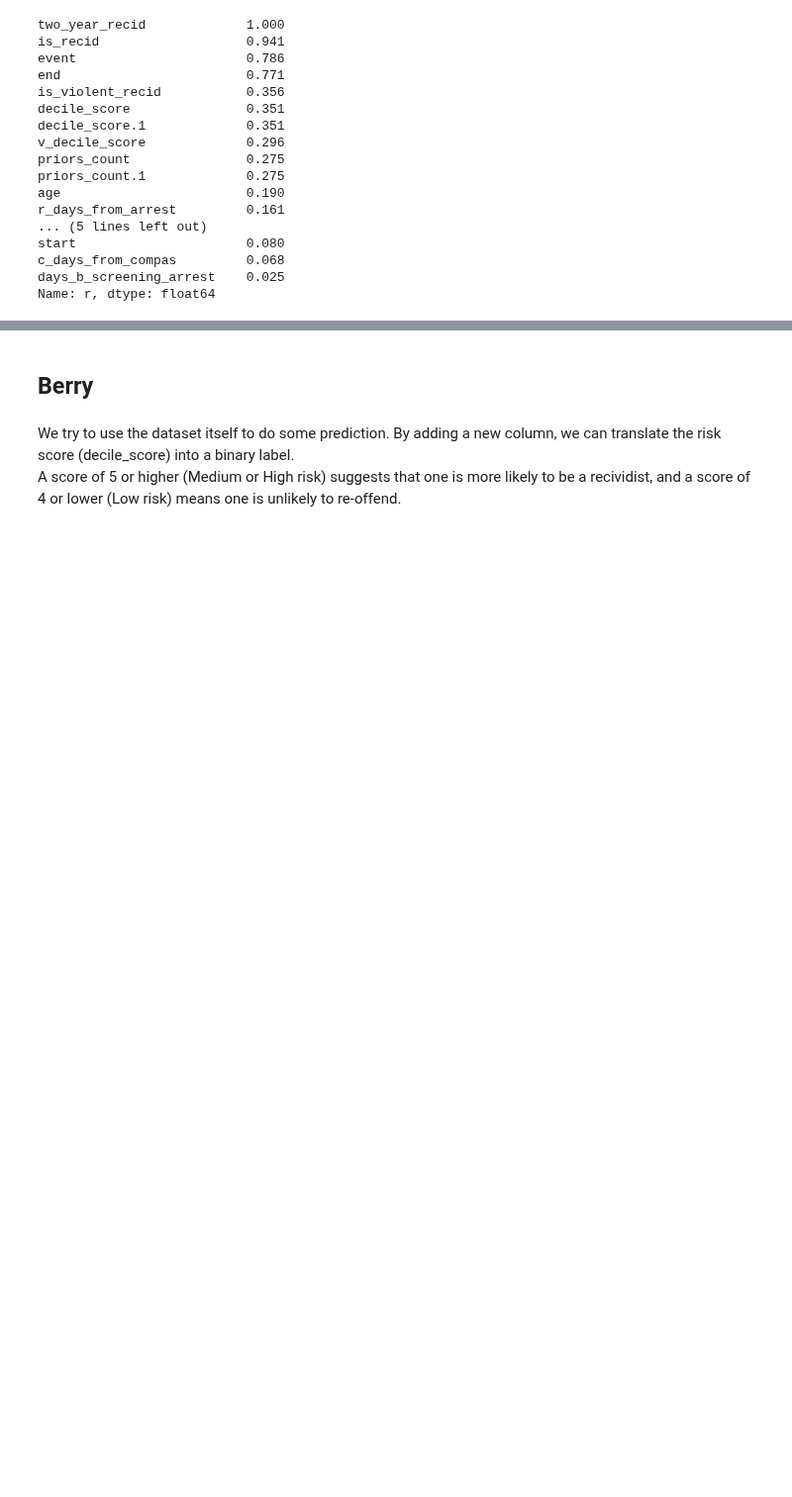
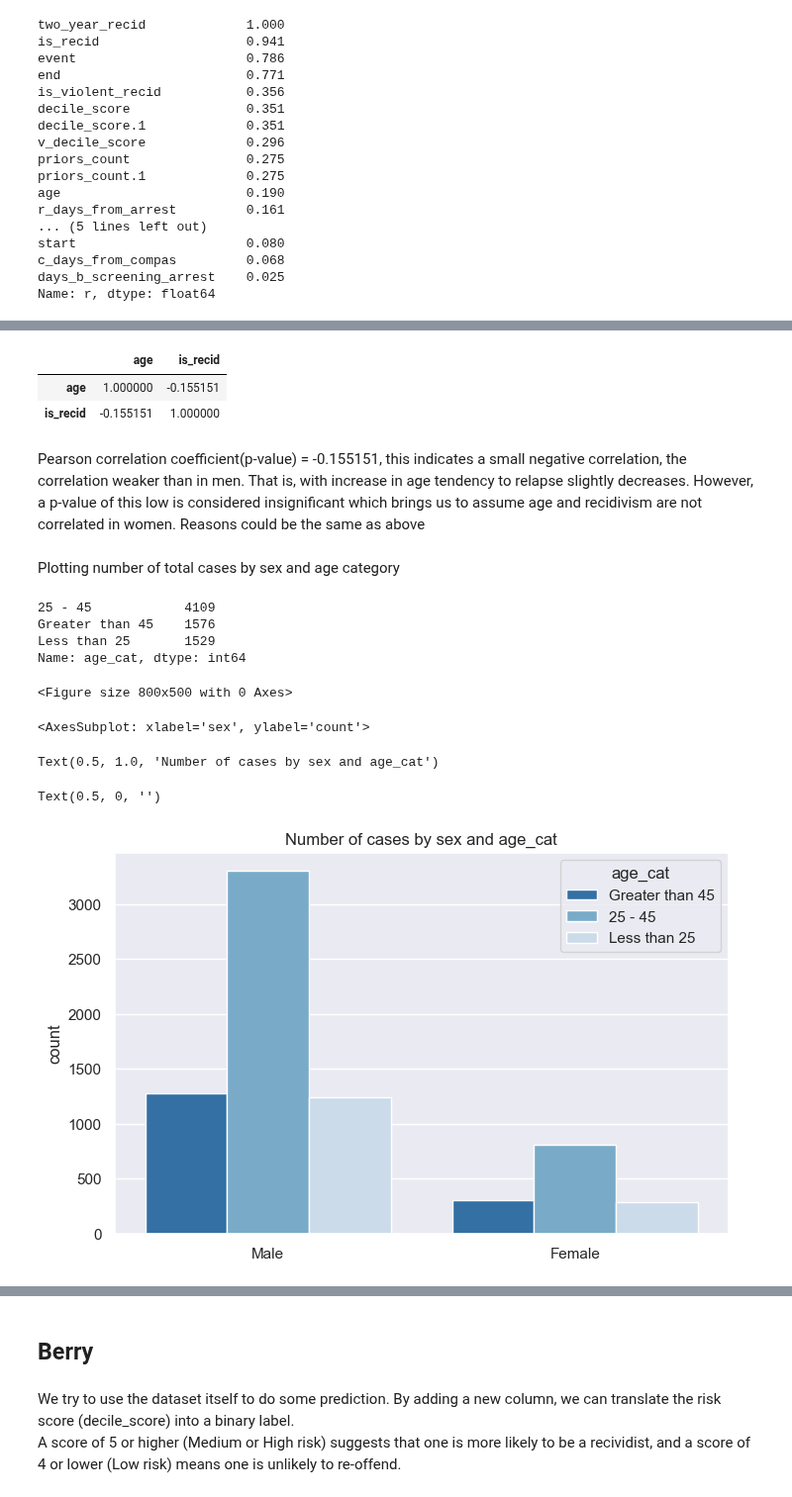
Before and after one commit to Ahmads405/ECE143Group1Project, a Jupyter notebook: Final Compas Anlysis Group.ipynb, the cells around one changed output, grey strips where cells are left out. Shown at 99% size. Saved outputs shown, nothing was run; the diff lists cells and outputs as text; code cells hidden in the pictures; blank space fills up the shorter version.

```diff
--- a/Final Compas Anlysis Group.ipynb
+++ b/Final Compas Anlysis Group.ipynb
@@ -135,0 +169,2 @@ g.map(plt.hist, 'decile_score', rwidth=0.9,density = True)
+# %%
+data = df[['sex','age','age_cat','race','juv_fel_count','decile_score','juv_misd_count','juv_other_count','priors_count','c_charge_degree','is_recid','r_charge_degree','is_violent_recid', 'type_of_assessment','decile_score.1','score_text', 'v_type_of_assessment', 'v_decile_score', 'v_score_text','priors_count.1','two_year_recid'  ]]
@@ -135,0 +310,29 @@ g.map(plt.hist, 'decile_score', rwidth=0.9,density = True)
+# %%
+temp.corr(method ='pearson')
+# %% [output]
+|  | age | is_recid |
+| age | 1.000000 | -0.155151 |
+| is_recid | -0.155151 | 1.000000 |
+# %% [markdown]
+Pearson correlation coefficient(p-value) = -0.155151, this indicates a small negative correlation, the correlation weaker than in men. That is, with increase in age tendency to relapse slightly decreases. However, a p-value of this low is considered insignificant which brings us to assume age and recidivism are not correlated in women. Reasons could be the same as above
+# %% [markdown]
+Plotting number of total cases by sex and age category
+# %%
+data['age_cat'].value_counts()
+# %% [output]
+25 - 45            4109
+Greater than 45    1576
+Less than 25       1529
+Name: age_cat, dtype: int64
+# %%
+plt.figure(figsize=(8,5))
+sns.countplot(data=data,x='sex', hue="age_cat",palette="Blues_r")
+plt.title("Number of cases by sex and age_cat")
+plt.xlabel("")
+plt.show(block=False)
+# %% [output]
+<Figure size 800x500 with 0 Axes>
+<AxesSubplot: xlabel='sex', ylabel='count'>
+Text(0.5, 1.0, 'Number of cases by sex and age_cat')
+Text(0.5, 0, '')
+[figure, added]
```
Also changed, not shown: parts of 58 cells of this notebook, 1 other file.
